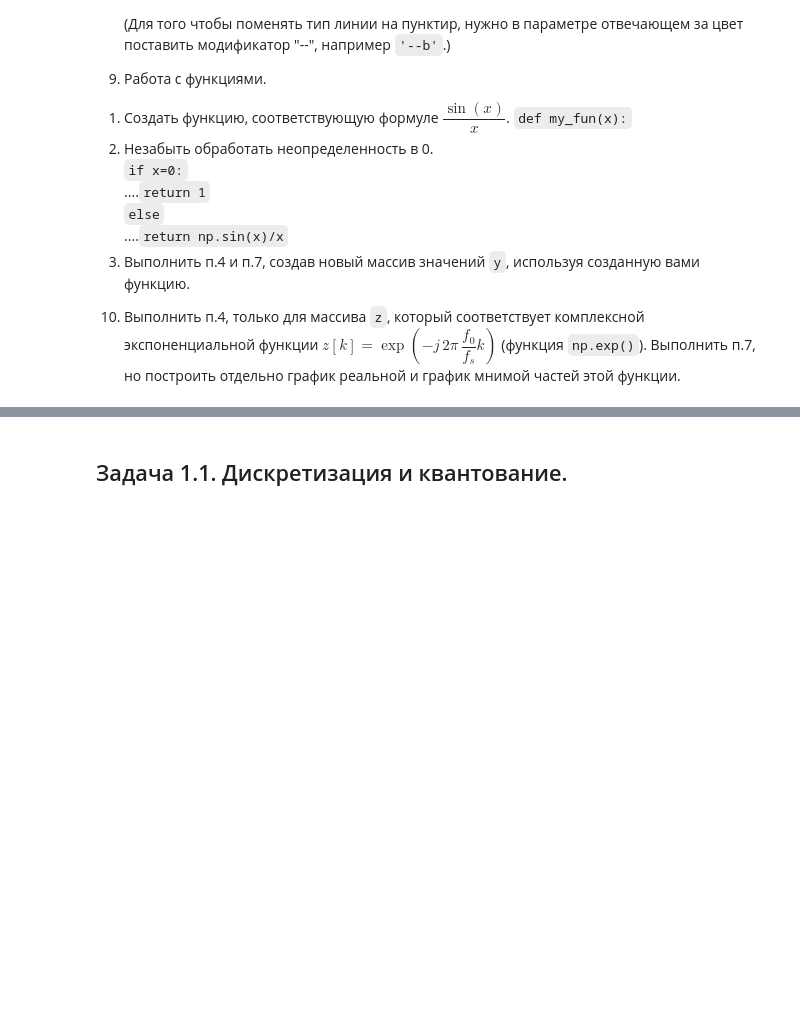
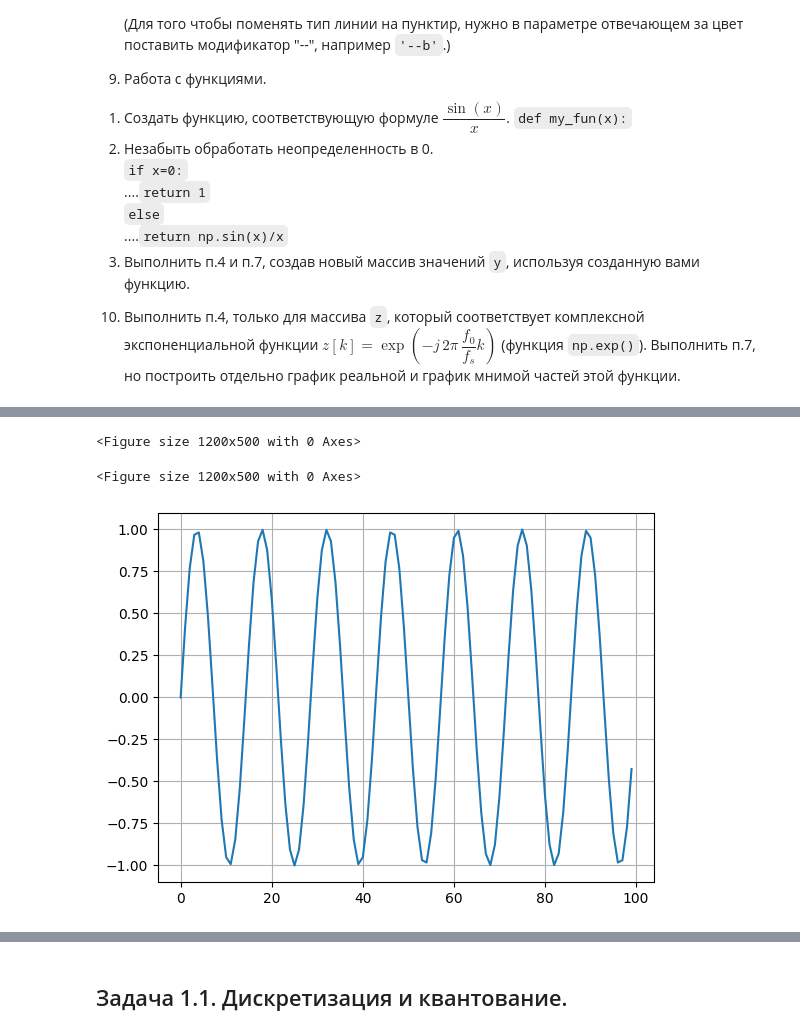
Before and after one commit to abramov-de/MIPT_RadioPhys, a Jupyter notebook: Lab1_proc.ipynb, the cells around one changed output, grey strips where cells are left out. Cells and saved outputs as stored; diff of their text form; code cells hidden in the pictures; blank space fills up the shorter version.

```diff
--- a/Lab1_proc.ipynb
+++ b/Lab1_proc.ipynb
@@ -95,0 +124,7 @@ def fourier_transform(signal, f_band, tau, t1, t2, res_type='abs'):
+# %%
+# step 4
+
+k = np.arange(100)
+x = np.sin(2*np.pi*0.07*k)
+print(k)
+print(x)
@@ -95,0 +153,15 @@ def fourier_transform(signal, f_band, tau, t1, t2, res_type='abs'):
+# %%
+# step 6
+
+plt.figure(figsize=[12, 5])
+# %% [output]
+<Figure size 1200x500 with 0 Axes>
+<Figure size 1200x500 with 0 Axes>
+# %%
+# step 7
+
+plt.plot(k, x)
+plt.grid()
+plt.show()
+# %% [output]
+[figure, added]
```
Also changed, not shown: parts of 11 cells of this notebook.
